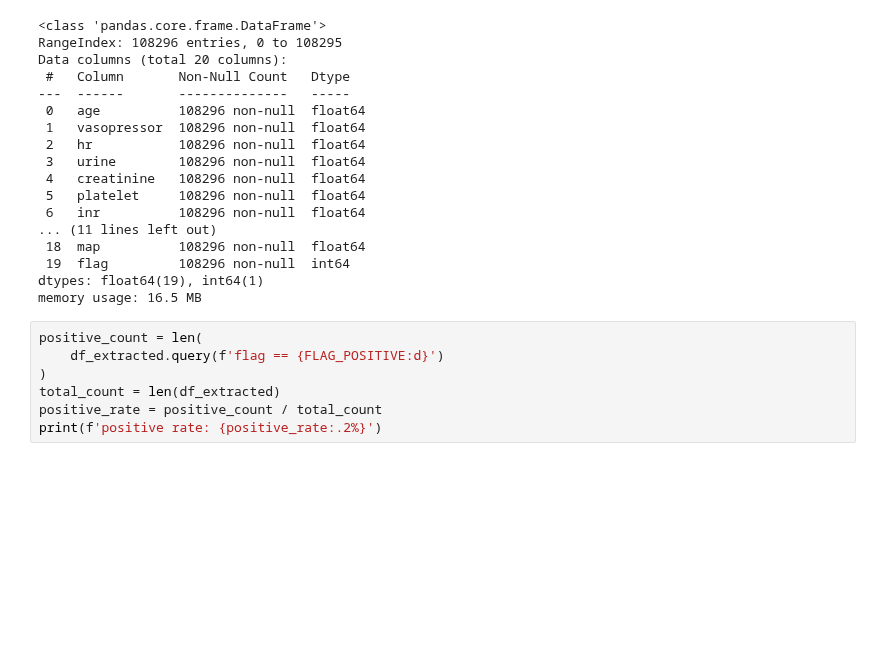
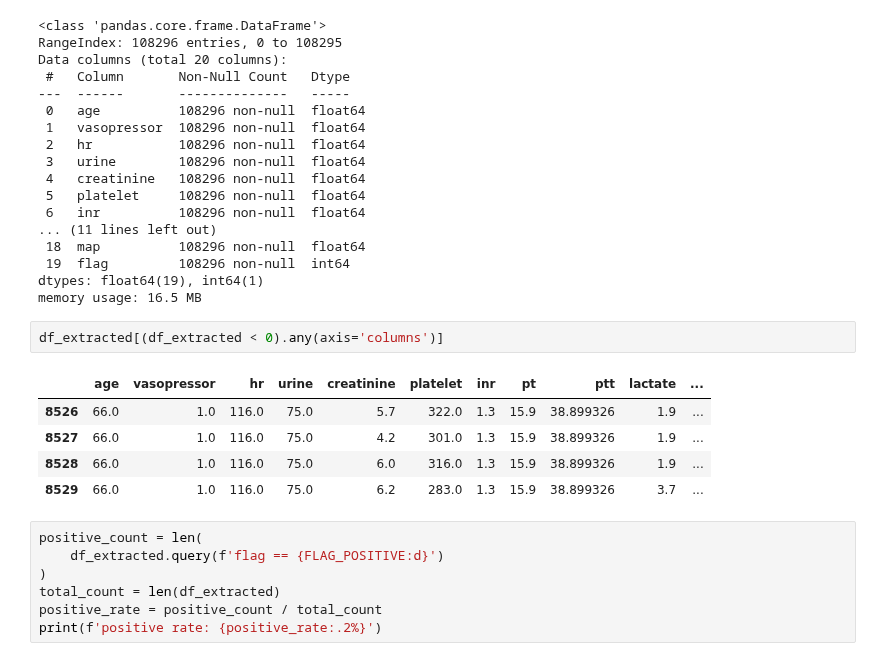
Before and after one commit to zEuler1027/ML_PICS, a Jupyter notebook: stretch_eicu.ipynb, the cells around one changed output. Cells and saved outputs as stored; diff of their text form; blank space fills up the shorter version.

```diff
--- a/stretch_eicu.ipynb
+++ b/stretch_eicu.ipynb
@@ -186,6 +189,14 @@ Data columns (total 20 columns):
  19  flag         108296 non-null  int64
 dtypes: float64(19), int64(1)
 memory usage: 16.5 MB
+# %%
+df_extracted[(df_extracted < 0).any(axis='columns')]
+# %% [output]
+|  | age | vasopressor | hr | urine | creatinine | platelet | inr | pt | ptt | lactate | ... |
+| 8526 | 66.0 | 1.0 | 116.0 | 75.0 | 5.7 | 322.0 | 1.3 | 15.9 | 38.899326 | 1.9 | ... |
+| 8527 | 66.0 | 1.0 | 116.0 | 75.0 | 4.2 | 301.0 | 1.3 | 15.9 | 38.899326 | 1.9 | ... |
+| 8528 | 66.0 | 1.0 | 116.0 | 75.0 | 6.0 | 316.0 | 1.3 | 15.9 | 38.899326 | 1.9 | ... |
+| 8529 | 66.0 | 1.0 | 116.0 | 75.0 | 6.2 | 283.0 | 1.3 | 15.9 | 38.899326 | 3.7 | ... |
 # %%
 positive_count = len(
     df_extracted.query(f'flag == {FLAG_POSITIVE:d}')
```
Also changed, not shown: parts of 7 cells of this notebook, 11 other files.
